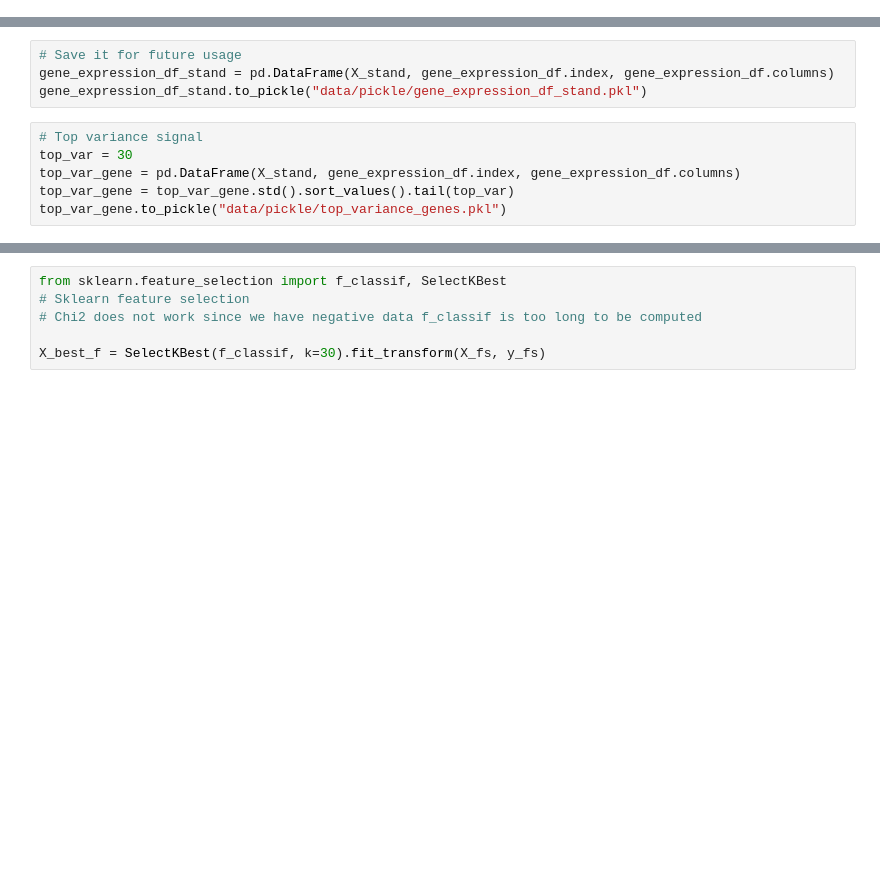
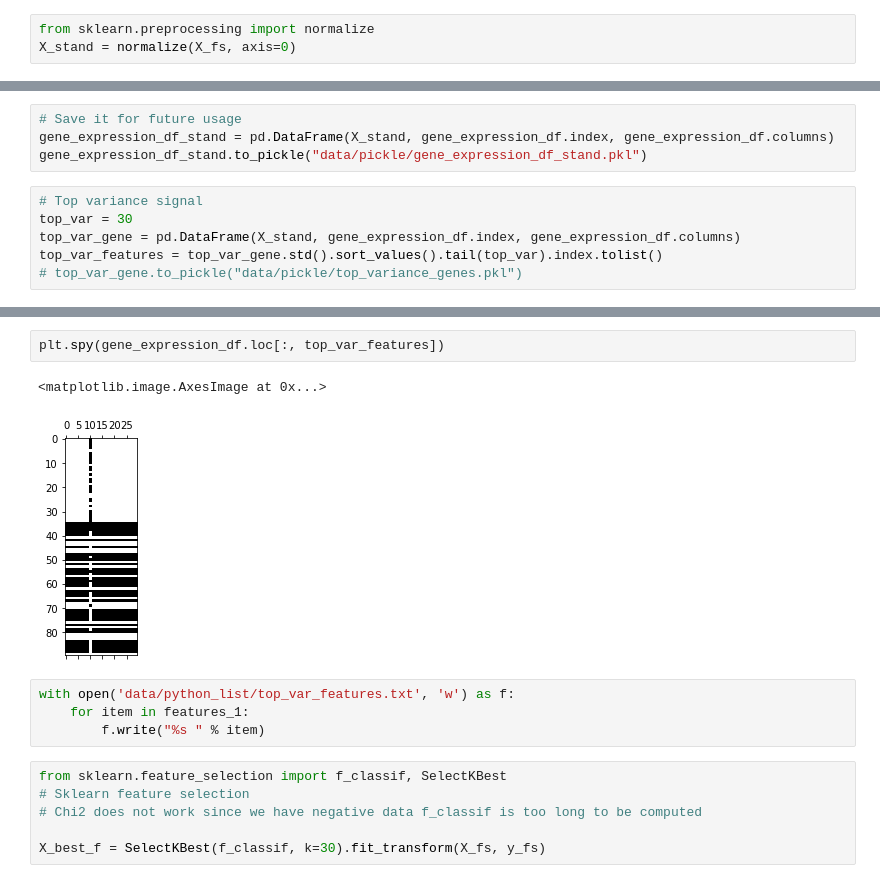
Before and after one commit to raphaelreiss/Network_tour_of_mice_genetics, a Jupyter notebook: Graph_Analysis_Mice_Genetics.ipynb, the cells around one changed output, grey strips where cells are left out. Cells and saved outputs as stored; diff of their text form; blank space fills up the shorter version.

```diff
--- a/Graph_Analysis_Mice_Genetics.ipynb
+++ b/Graph_Analysis_Mice_Genetics.ipynb
@@ -558,3 +558,6 @@ NameError: name 'y' is not defined
 # to find meaningful features
 from sklearn.preprocessing import StandardScaler
 X_stand = StandardScaler().fit_transform(X_fs)
+# %%
+from sklearn.preprocessing import normalize
+X_stand = normalize(X_fs, axis=0)
@@ -566,5 +585,5 @@ gene_expression_df_stand.to_pickle("data/pickle/gene_expression_df_stand.pkl")
 # Top variance signal
 top_var = 30
 top_var_gene = pd.DataFrame(X_stand, gene_expression_df.index, gene_expression_df.columns)
-top_var_gene = top_var_gene.std().sort_values().tail(top_var)
-top_var_gene.to_pickle("data/pickle/top_variance_genes.pkl")
+top_var_features = top_var_gene.std().sort_values().tail(top_var).index.tolist()
+# top_var_gene.to_pickle("data/pickle/top_variance_genes.pkl")
@@ -571,3 +606,12 @@ top_var_gene.to_pickle("data/pickle/top_variance_genes.pkl")
+# %%
+plt.spy(gene_expression_df.loc[:, top_var_features])
+# %% [output]
+<matplotlib.image.AxesImage at 0x...>
+[figure, added]
+# %%
+with open('data/python_list/top_var_features.txt', 'w') as f:
+    for item in features_1:
+        f.write("%s " % item)
 # %%
 from sklearn.feature_selection import f_classif, SelectKBest
 # Sklearn feature selection
```
Also changed, not shown: parts of 12 cells of this notebook.
